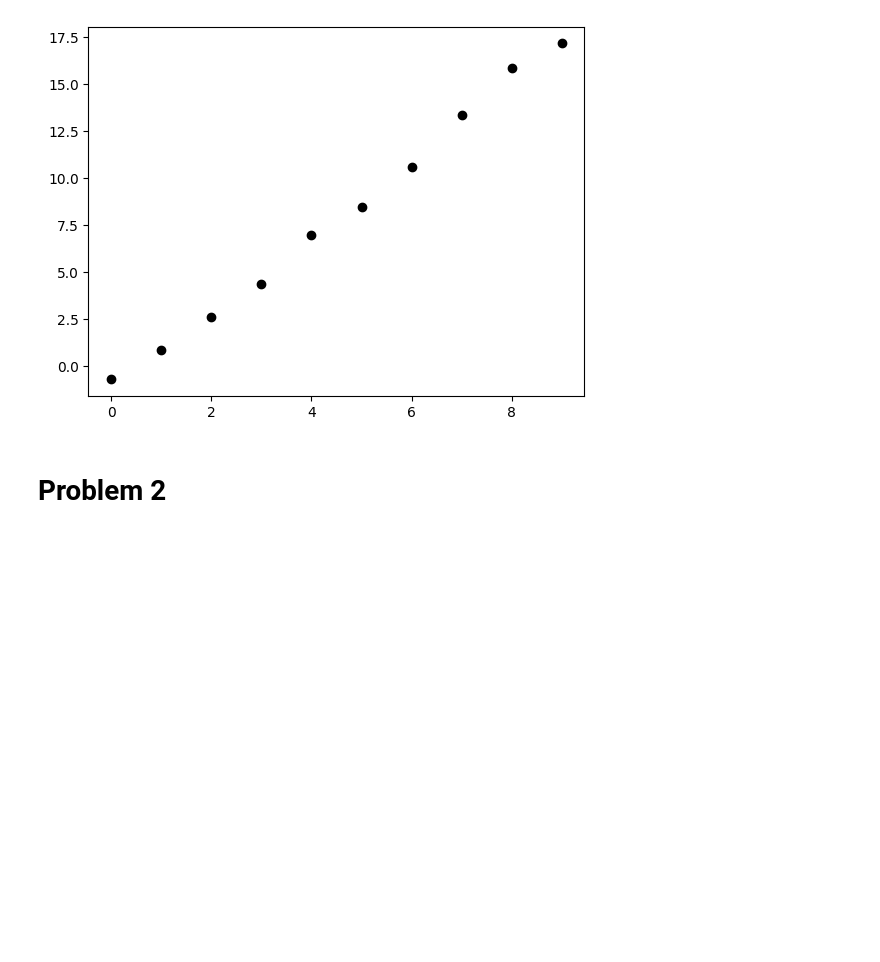
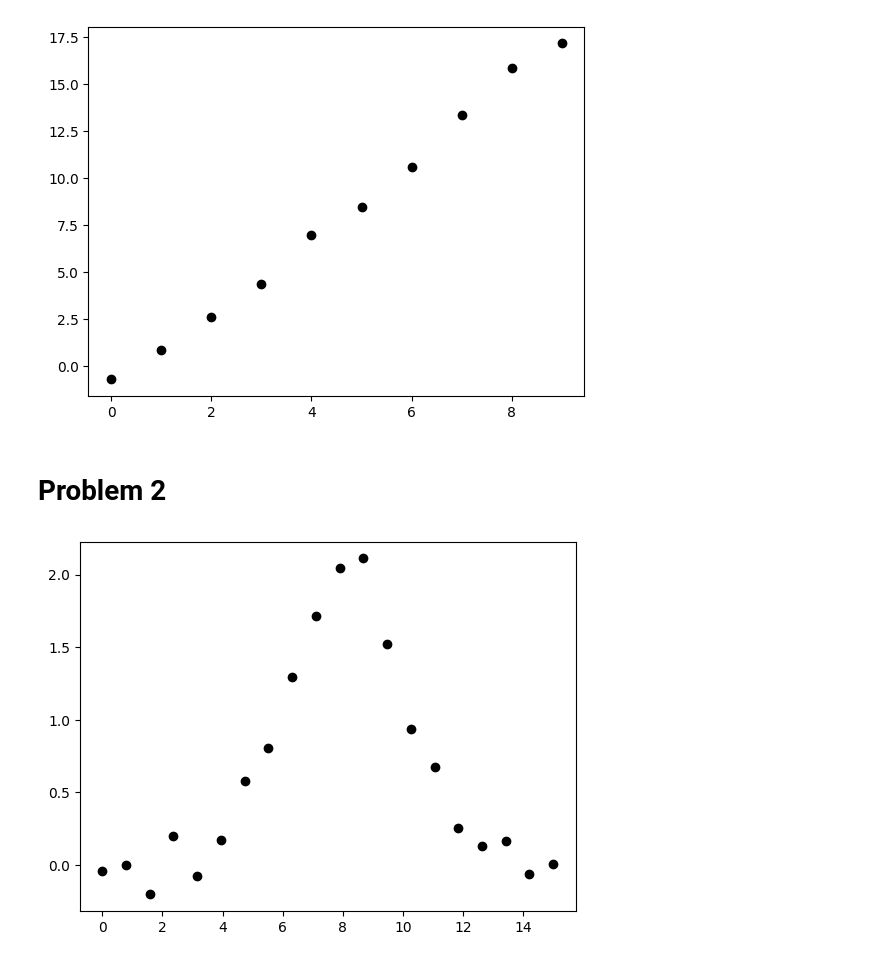
Before and after one commit to mdaugherity/Numerical2024, a Jupyter notebook: fits/Fit_Practice.ipynb, the cells around one changed output. Drawn from its saved outputs; the diff is of its cells as text; code cells hidden in the pictures; blank space fills up the shorter version.

```diff
--- a/fits/Fit_Practice.ipynb
+++ b/fits/Fit_Practice.ipynb
@@ -78,3 +78,7 @@ plt.show()
 # Problem 2
 # %%
 (xdata, ydata) = np.loadtxt('https://raw.githubusercontent.com/mdaugherity/Numerical2024/refs/heads/main/fits/g1.txt')
+plt.plot(xdata, ydata, 'ko')
+plt.show()
+# %% [output]
+[figure, added]
```
Also changed, not shown: parts of 7 cells of this notebook.
